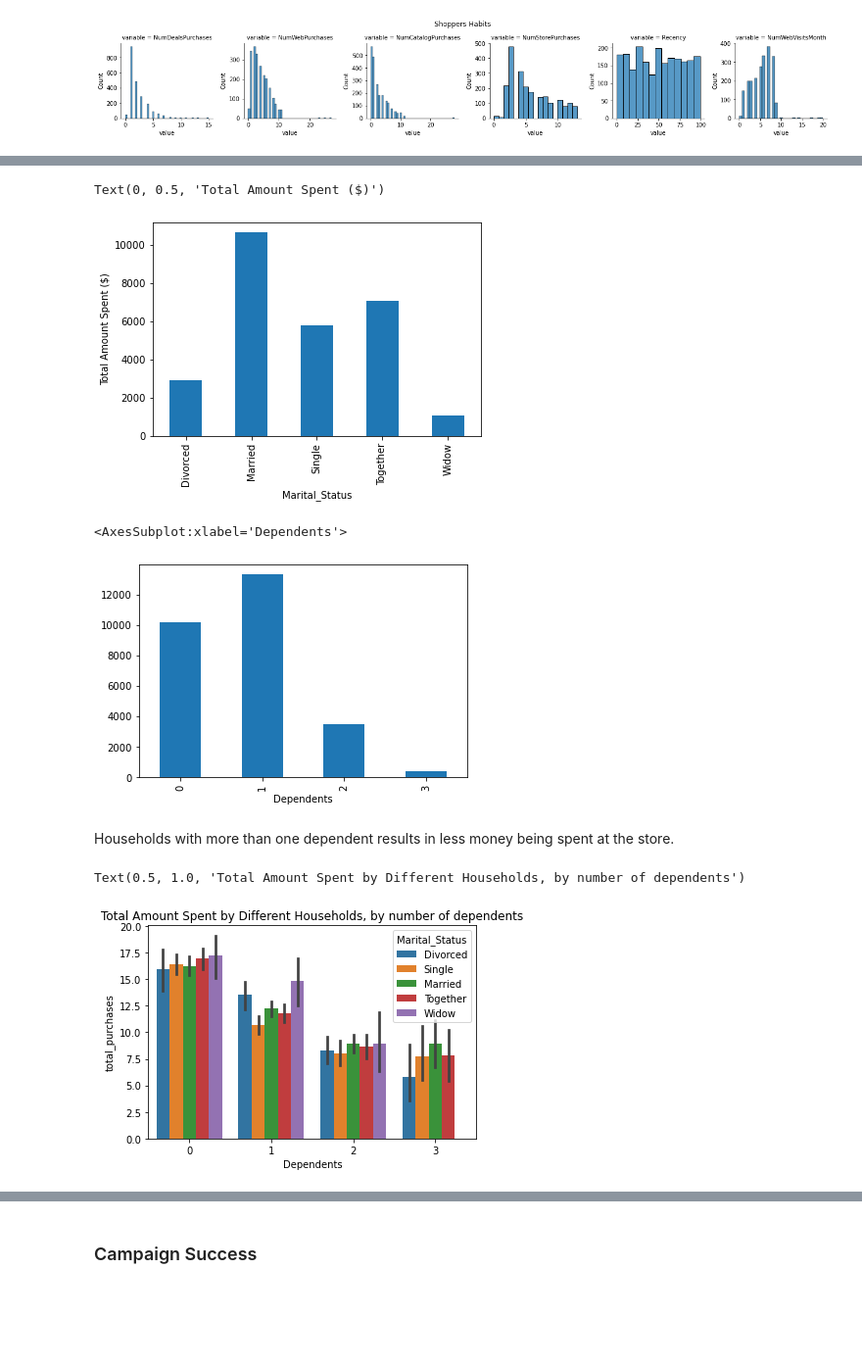
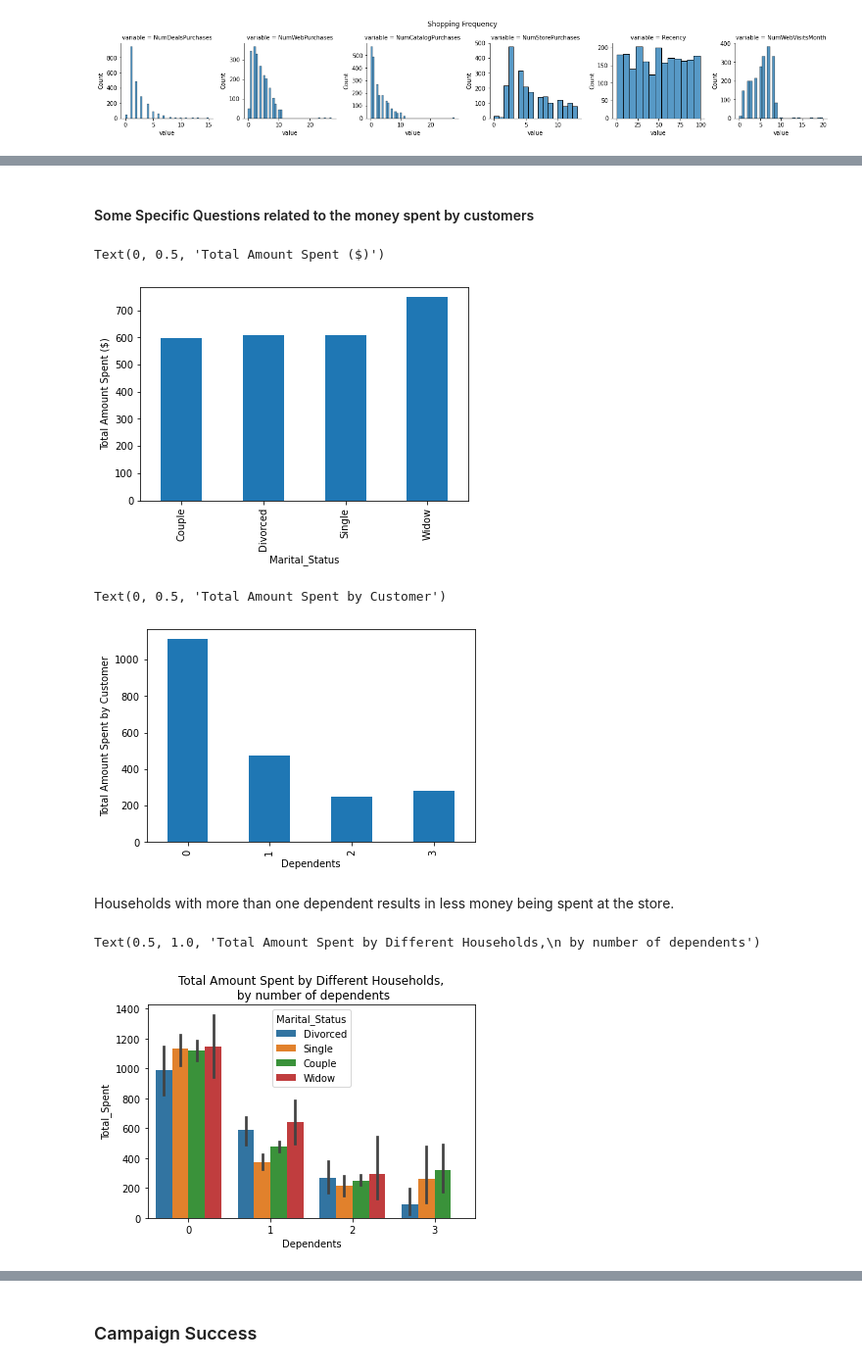
Before and after one commit to jma199/business-marketing-case-study, a Jupyter notebook: 1 eda.ipynb, the cells around one changed output, grey strips where cells are left out. Shown: that part at 98% size. Saved outputs shown, nothing was run; the diff lists cells and outputs as text; code cells hidden in the pictures; blank space fills up the shorter version.

```diff
--- a/1 eda.ipynb
+++ b/1 eda.ipynb
@@ -249,4 +249,6 @@ data[data['Income'] > 160000]
 3 rows × 27 columns
+# %%
+data.drop(index=527, inplace=True)
 # %% [markdown]
 Although there are some values that are outliers based on this dataset, the values aren't unreasonable for income values and will be kept.
 # %% [markdown]
@@ -256,8 +258,7 @@ More meaning can be found in the age of a customer rather than the year of birth
 # %%
 # calculate age of customer
 data['Age'] = 2022 - data['Year_Birth']
-data.drop(columns=['Year_Birth'], inplace=True)
-# data['Age'].describe()
+# data.drop(columns=['Year_Birth'], inplace=True)
 # %%
 # plot Age
 fig, ax = plt.subplots(1, 2, figsize = (12, 4))
@@ -394,4 +427,4 @@ plt.show()
 [figure]
 # %%
 # Create a new column to indicate the total number of purchases made
-data['total_purchases'] = data['NumWebPurchases'] + data['NumCatalogPurchases'] + data['NumStorePurchases']
+data['Tot_Num_Purchases'] = data['NumWebPurchases'] + data['NumCatalogPurchases'] + data['NumStorePurchases']
@@ -397,0 +440,5 @@ data['total_purchases'] = data['NumWebPurchases'] + data['NumCatalogPurchases']
+# %%
+# What is the average number of purchases for customers
+data['Tot_Num_Purchases'].replace(0, np.nan, inplace=True)
+data['Tot_Num_Purchases'].fillna(data['Tot_Num_Purchases'].mode(), inplace=True)
+len(data[data['Tot_Num_Purchases'] == 0])
@@ -398,21 +470,25 @@ data['total_purchases'] = data['NumWebPurchases'] + data['NumCatalogPurchases']
+# %% [markdown]
+#### Some Specific Questions related to the money spent by customers
 # %%
-data.groupby('Marital_Status')['total_purchases'].sum().plot(kind='bar',)
+# plot the average amount of money spent by each customer depending on marital status
+data.groupby('Marital_Status')['Total_Spent'].mean().plot(kind='bar',)
 plt.ylabel('Total Amount Spent ($)')
 # %% [output]
 Text(0, 0.5, 'Total Amount Spent ($)')
-[figure, old version]
+[figure, new version]
 # %%
 # Does the amount of money does a household spends depend on the number of dependents?
-data_dep = data.groupby(['Dependents'])['total_purchases'].sum()
+data_dep = data.groupby(['Dependents'])['Total_Spent'].mean()
 data_dep.plot(kind = 'bar',)
+plt.ylabel("Total Amount Spent by Customer")
 # %% [output]
-<AxesSubplot:xlabel='Dependents'>
+Text(0, 0.5, 'Total Amount Spent by Customer')
-[figure, old version]
+[figure, new version]
 # %% [markdown]
 Households with more than one dependent results in less money being spent at the store.
 # %%
-sns.barplot(x= 'Dependents', y = 'total_purchases', data=data, hue='Marital_Status')
-plt.title("Total Amount Spent by Different Households, by number of dependents")
+sns.barplot(x= 'Dependents', y = 'Total_Spent', data=data, hue='Marital_Status')
+plt.title("Total Amount Spent by Different Households,\n by number of dependents")
 # %% [output]
-Text(0.5, 1.0, 'Total Amount Spent by Different Households, by number of dependents')
+Text(0.5, 1.0, 'Total Amount Spent by Different Households,\n by number of dependents')
-[figure, old version]
+[figure, new version]
```
Also changed, not shown: parts of 48 cells of this notebook, 2 other files.
